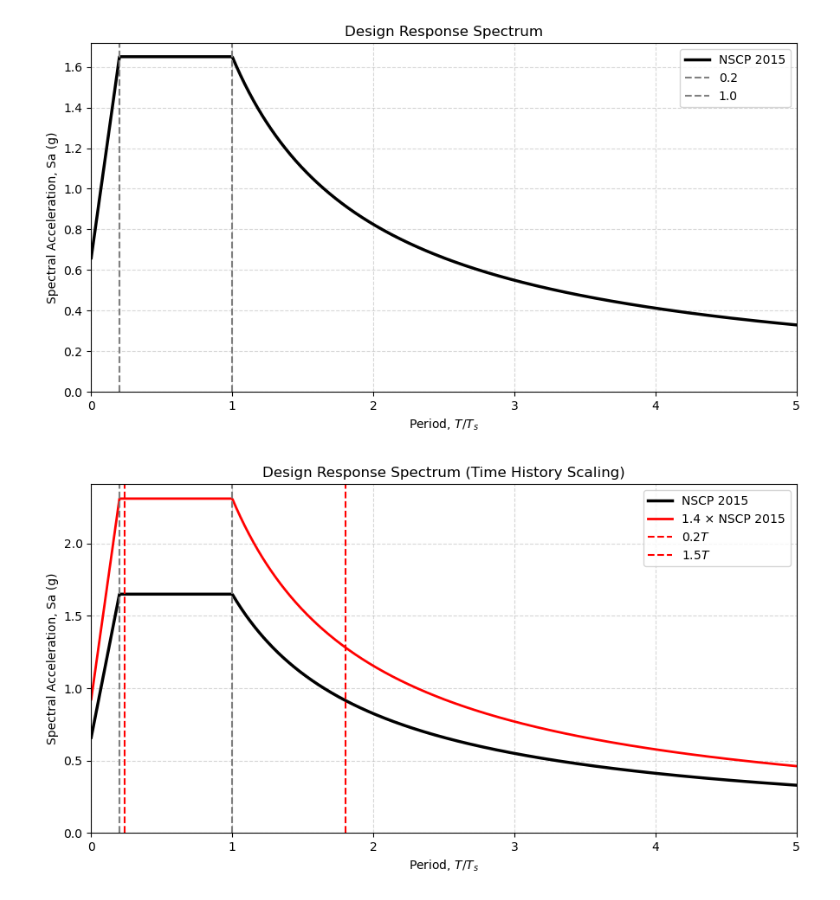
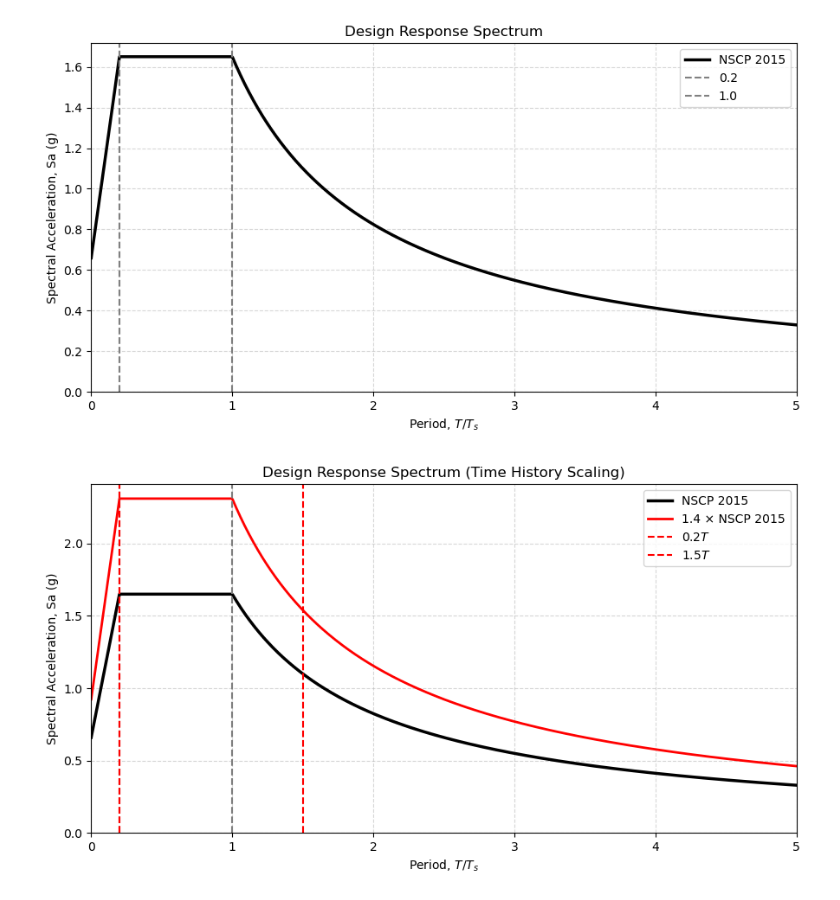
Before and after one commit to albertp16/seismicpy, a Jupyter notebook: testing.ipynb, the cells around one changed output. Drawn from its saved outputs; the diff is of its cells as text; code cells hidden in the pictures.

Commit message:
minor update the testing plot

```diff
--- a/testing.ipynb
+++ b/testing.ipynb
@@ -29,6 +29,6 @@ plot.plot()
 1.28
 [figure]
 # %%
-plot.plotTH(T=1.2)
+plot.plotTH(T=1)
 # %% [output]
-[figure, old version]
+[figure, new version]
```
